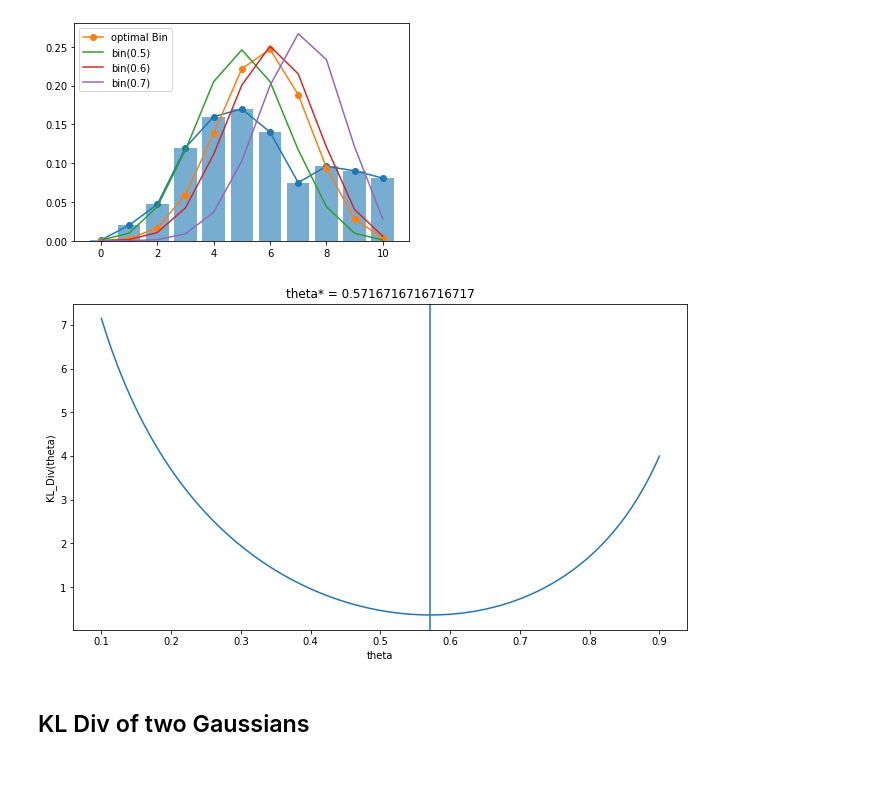
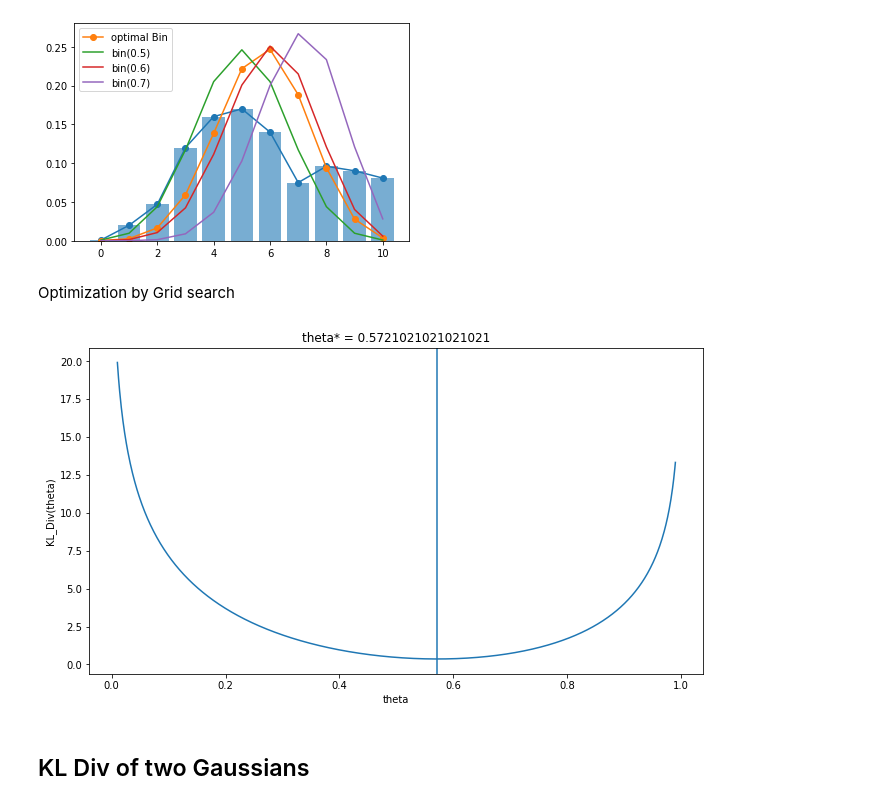
Before and after one commit to yongduek/lectures, a Jupyter notebook: studies/kldiv_cross_entropy.ipynb, the cells around one changed output. Drawn from its saved outputs; the diff is of its cells as text; code cells hidden in the pictures; blank space fills up the shorter version.

```diff
--- a/studies/kldiv_cross_entropy.ipynb
+++ b/studies/kldiv_cross_entropy.ipynb
@@ -60,27 +61,29 @@ for th in [0.5, .6, .7]:
 plt.legend();
 # %% [output]
 [figure]
+# %% [markdown]
+Optimization by Grid search
 # %%
 def kldiv(p, q):
     kld = np.dot(p, np.log(p / q))
     return kld
 #
 ngrids = 1000
-theta_vals = np.linspace(0.1, 0.9, ngrids)
+theta_vals = np.linspace(0.01, 0.99, ngrids)
 kld_vals = np.empty_like(theta_vals)
 for i, th in enumerate(theta_vals):
     q_pmf = stats.binom(10, th).pmf(k)
     kld = kldiv(obsProb, q_pmf)
     kld_vals[i] = kld
 #
 theta_optimal = theta_vals[ np.argmin(kld_vals) ]
 
 plt.figure(figsize=(11,6))
 plt.plot(theta_vals, kld_vals);
 plt.axvline(theta_optimal, ymin=0, ymax=kld_vals.max())
 plt.title(f'theta* = {theta_optimal}'); plt.xlabel('theta'); plt.ylabel(f'KL_Div(theta)');
 # %% [output]
-[figure, old version]
+[figure, new version]
 # %% [markdown]
 ## KL Div of two Gaussians
 # %%
```
Also changed, not shown: parts of 3 cells of this notebook.
